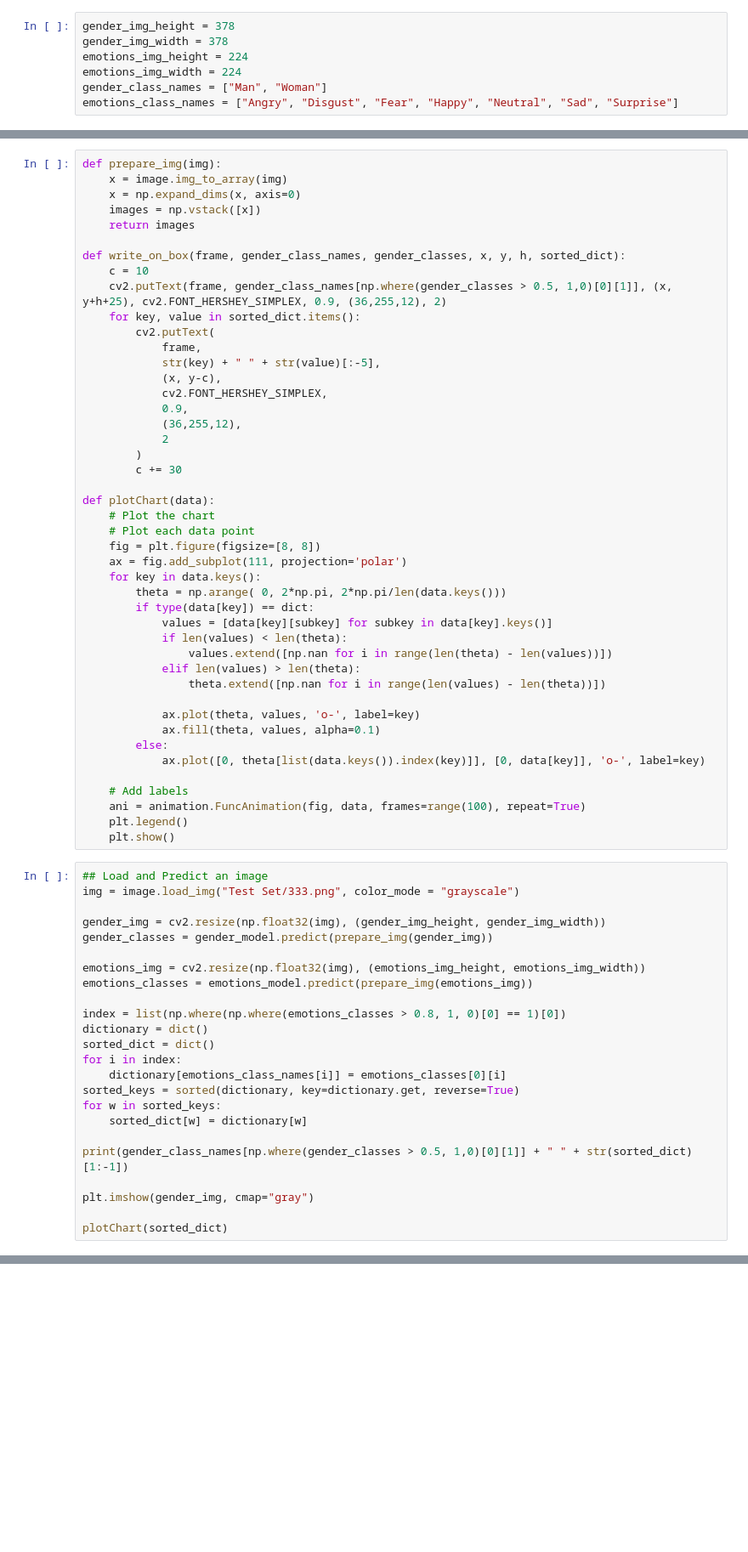
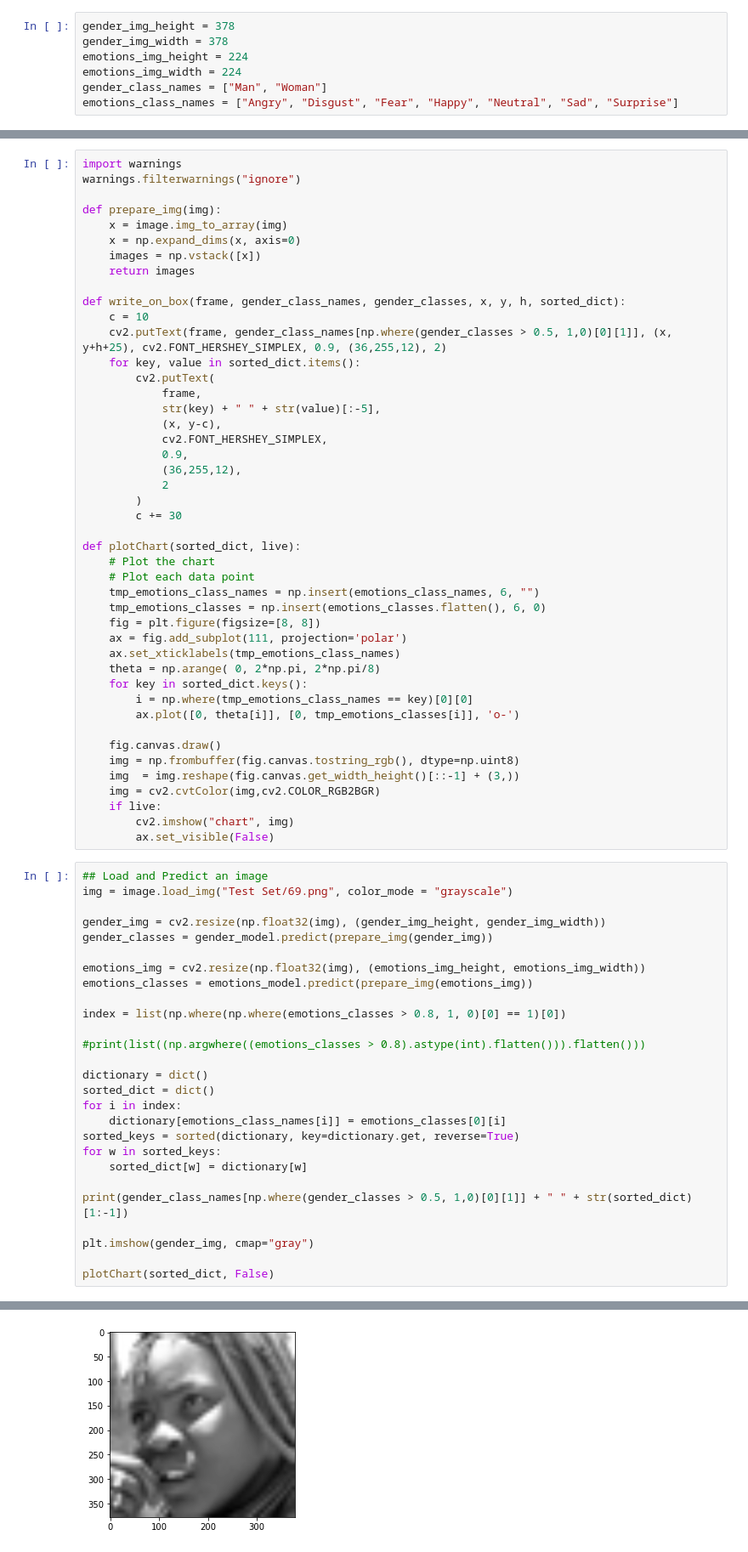
Before and after one commit to Piccio98/FER-and-GR-Project, a Jupyter notebook: VAR Project.ipynb, the cells around one changed output, grey strips where cells are left out. Shown at 85% size. Saved outputs shown, nothing was run; the diff lists cells and outputs as text; blank space fills up the shorter version.

Commit message:
completed graph for emotions

```diff
--- a/VAR Project.ipynb
+++ b/VAR Project.ipynb
@@ -41,6 +42,9 @@ if not os.path.exists("Emotions Model/"):
         os.remove(file_path)
 emotions_model = keras.models.load_model('Emotions Model/')
 # %%
+import warnings
+warnings.filterwarnings("ignore")
+
 def prepare_img(img):
     x = image.img_to_array(img)
     x = np.expand_dims(x, axis=0)
@@ -62,32 +66,29 @@ def write_on_box(frame, gender_class_names, gender_classes, x, y, h, sorted_dict
         )
         c += 30
 
-def plotChart(data):
+def plotChart(sorted_dict, live):
     # Plot the chart
     # Plot each data point
+    tmp_emotions_class_names = np.insert(emotions_class_names, 6, "")
+    tmp_emotions_classes = np.insert(emotions_classes.flatten(), 6, 0)
     fig = plt.figure(figsize=[8, 8])
     ax = fig.add_subplot(111, projection='polar')
-    for key in data.keys():
-        theta = np.arange( 0, 2*np.pi, 2*np.pi/len(data.keys()))
-        if type(data[key]) == dict:
-            values = [data[key][subkey] for subkey in data[key].keys()]
-            if len(values) < len(theta):
-                values.extend([np.nan for i in range(len(theta) - len(values))])
-            elif len(values) > len(theta):
-                theta.extend([np.nan for i in range(len(values) - len(theta))])
+    ax.set_xticklabels(tmp_emotions_class_names)
+    theta = np.arange( 0, 2*np.pi, 2*np.pi/8)
+    for key in sorted_dict.keys():
+        i = np.where(tmp_emotions_class_names == key)[0][0]
+        ax.plot([0, theta[i]], [0, tmp_emotions_classes[i]], 'o-')
 
-            ax.plot(theta, values, 'o-', label=key)
-            ax.fill(theta, values, alpha=0.1)
-        else:
-            ax.plot([0, theta[list(data.keys()).index(key)]], [0, data[key]], 'o-', label=key)
-
-    # Add labels
-    ani = animation.FuncAnimation(fig, data, frames=range(100), repeat=True)
-    plt.legend()
-    plt.show()
+    fig.canvas.draw()
+    img = np.frombuffer(fig.canvas.tostring_rgb(), dtype=np.uint8)
+    img  = img.reshape(fig.canvas.get_width_height()[::-1] + (3,))
+    img = cv2.cvtColor(img,cv2.COLOR_RGB2BGR)
+    if live:
+        cv2.imshow("chart", img)
+        ax.set_visible(False)
 # %%
 ## Load and Predict an image
-img = image.load_img("Test Set/333.png", color_mode = "grayscale")
+img = image.load_img("Test Set/69.png", color_mode = "grayscale")
 
 gender_img = cv2.resize(np.float32(img), (gender_img_height, gender_img_width))
 gender_classes = gender_model.predict(prepare_img(gender_img))
@@ -96,6 +97,9 @@ emotions_img = cv2.resize(np.float32(img), (emotions_img_height, emotions_img_wi
 emotions_classes = emotions_model.predict(prepare_img(emotions_img))
 
 index = list(np.where(np.where(emotions_classes > 0.8, 1, 0)[0] == 1)[0])
+
+#print(list((np.argwhere((emotions_classes > 0.8).astype(int).flatten())).flatten()))
+
 dictionary = dict()
 sorted_dict = dict()
 for i in index:
@@ -108,5 +112,5 @@ print(gender_class_names[np.where(gender_classes > 0.5, 1,0)[0][1]] + " " + str(
 
 plt.imshow(gender_img, cmap="gray")
 
-plotChart(sorted_dict)
+plotChart(sorted_dict, False)
 # %% [output]
@@ -119,0 +120 @@ Woman 'Happy': 0.9999882, 'Neutral': 0.9894403
+[figure, added]
```
Also changed, not shown: parts of 6 cells of this notebook.
